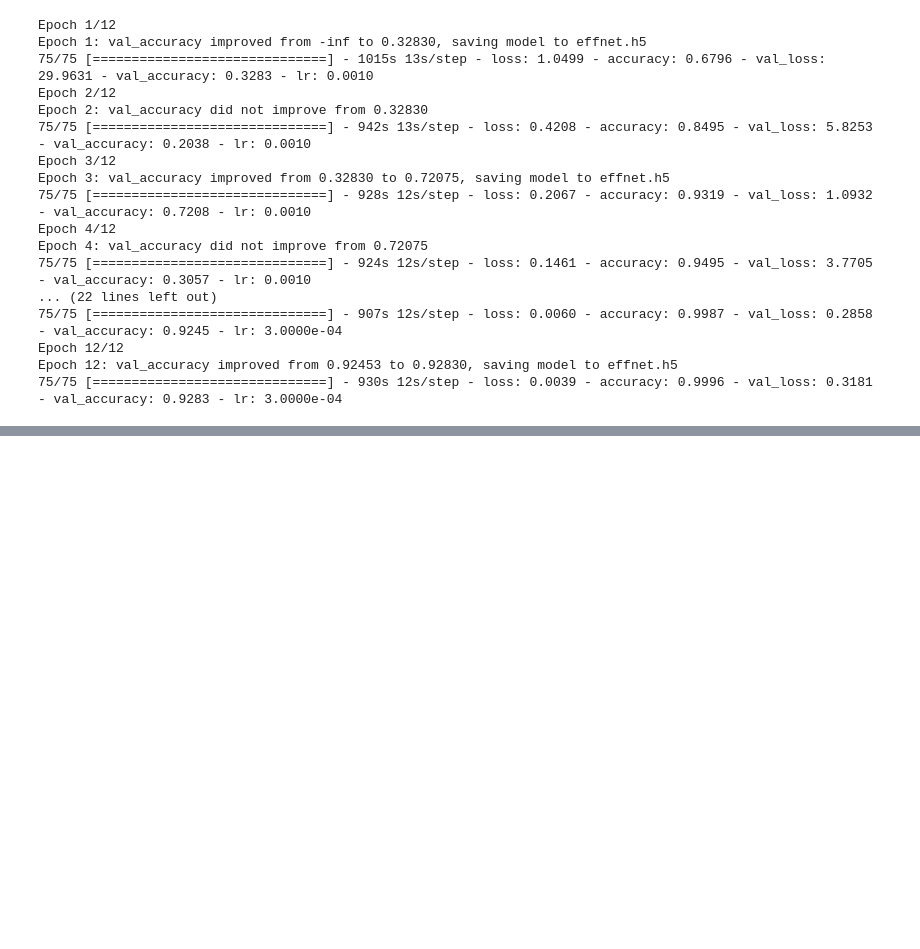
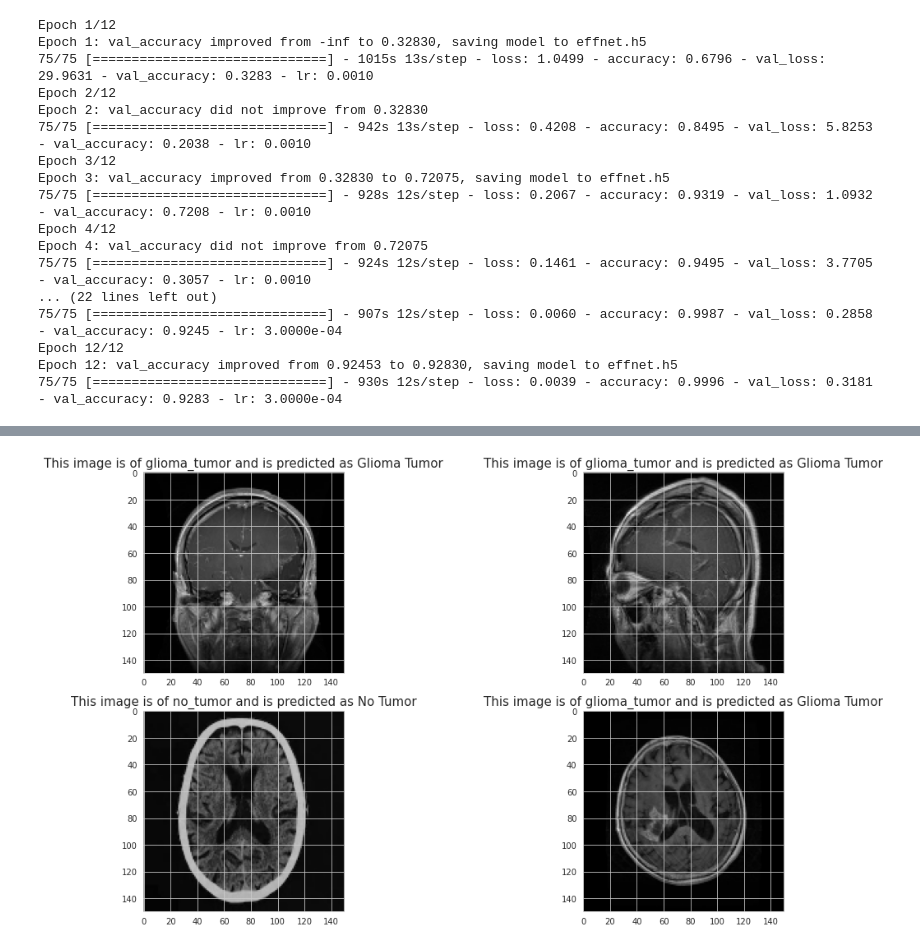
Before and after one commit to devshah21/Brain-Tumour-Classification, a Jupyter notebook: brain_tumour_classification.ipynb, the cells around one changed output, grey strips where cells are left out. Drawn from its saved outputs; the diff is of its cells as text; code cells hidden in the pictures; blank space fills up the shorter version.

```diff
--- a/brain_tumour_classification.ipynb
+++ b/brain_tumour_classification.ipynb
@@ -217,0 +293,22 @@ Epoch 12: val_accuracy improved from 0.92453 to 0.92830, saving model to effnet.
+# %%
+def inverse_classes(num):
+    if num==0:
+        return 'Glioma Tumor'
+    elif num==1:
+        return 'No Tumor'
+    elif num==2:
+        return 'Meningioma Tumor'
+    else:
+        return 'Pituitary Tumor'
+# %%
+plt.figure(figsize=(15,12))
+for i in range(4):
+    plt.subplot(3,2,(i%12)+1)
+    index=np.random.randint(len(X_test))
+    pred_class=inverse_classes(np.argmax(model.predict(np.reshape(X_test[index],(-1,150,150,3))),axis=1))
+    true_label = label[np.argmax(y_test[index])]
+    plt.title('This image is of {0} and is predicted as {1}'.format(true_label, pred_class),
+              fontdict={'size':15})
+    plt.imshow(X_test[index])
+    plt.tight_layout()
+# %% [output]
@@ -217,0 +319 @@ Epoch 12: val_accuracy improved from 0.92453 to 0.92830, saving model to effnet.
+[figure, added]
```
Also changed, not shown: parts of 5 cells of this notebook.
